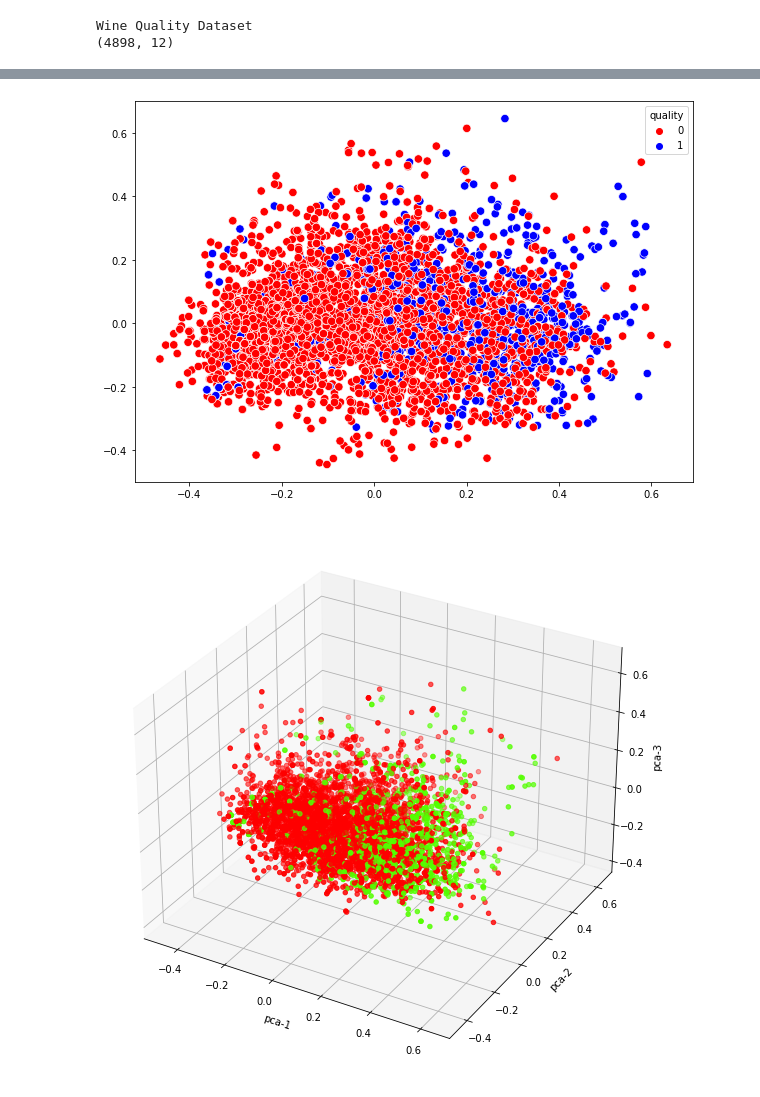
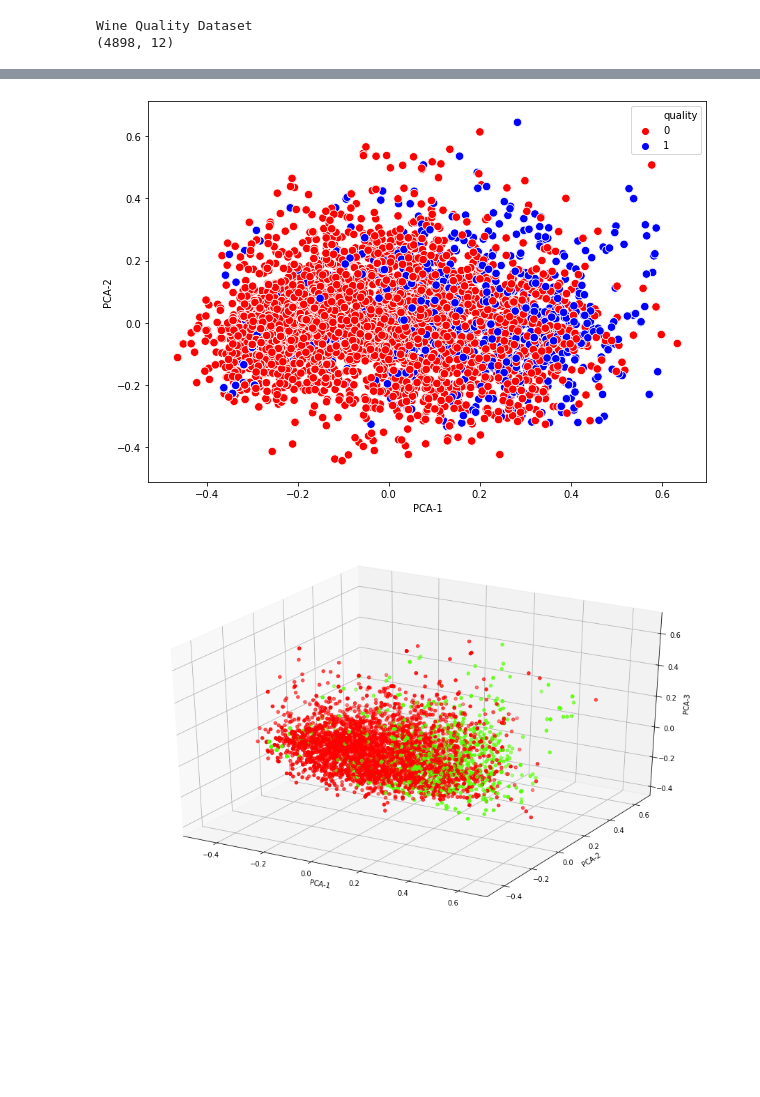
Before and after one commit to jbanigan/CS-7641, a Jupyter notebook: Unsupervised Learning/PCA.ipynb, the cells around one changed output, grey strips where cells are left out. Cells and saved outputs as stored; diff of their text form; code cells hidden in the pictures; blank space fills up the shorter version.

```diff
--- a/Unsupervised Learning/PCA.ipynb
+++ b/Unsupervised Learning/PCA.ipynb
@@ -31,6 +32,7 @@ if dataset_select == 0:
     df = wine
     X = wine.drop('quality',axis=1)
     y = wine['quality']
+    dataset='wine'
 elif dataset_select == 1:
     print('Cancer Dataset')
     cancer = pd.read_csv('data/cancer.csv')
@@ -40,17 +42,17 @@ elif dataset_select == 1:
     df = cancer
     X = cancer.drop(['id','class'],axis=1)
     y = cancer['class']
+    dataset='Cancer'
 else:
     raise Exception('dataset_select field must be 0 for wine , 1 for cancer')
 
-min_max_scaler = preprocessing.MinMaxScaler()
-X = min_max_scaler.fit_transform(X)
+X = MinMaxScaler().fit_transform(X)
 # %% [output]
 Wine Quality Dataset
 (4898, 12)
 # %%
-pca_7 = PCA(n_components=8, random_state=44)
+pca_7 = PCA(n_components=0.95, random_state=44)
 pca_7.fit(X)
 X_pca_7 = pca_7.transform(X)
-print(pca_7.explained_variance_ratio_ * 100)
-print(np.cumsum(pca_7.explained_variance_ratio_)*100)
+var = (np.cumsum(pca_7.explained_variance_ratio_)*100)
+comp = np.arange(1, pca_7.n_components_+1,1)
@@ -71,21 +69,25 @@ plt.show()
 plt.figure(figsize=(10,7))
 sns.scatterplot(x=X_pca_7[:, 0], y=X_pca_7[:,1], s = 70,
                 hue=y, palette=['red','blue'])
+plt.xlabel('PCA-1')
+plt.ylabel('PCA-2')
+plt.savefig('img/2d PCA clusters '+dataset+'.png')
 plt.show()
 # %% [output]
-[figure, old version]
+[figure, new version]
 # %%
 ax = plt.figure(figsize=(16,10)).gca(projection='3d')
 ax.scatter(
     xs=X_pca_7[:, 0],
     ys=X_pca_7[:, 1],
     zs=X_pca_7[:, 2],
     c=y,
     cmap='prism'
 )
-ax.set_xlabel('pca-1')
-ax.set_ylabel('pca-2')
-ax.set_zlabel('pca-3')
+ax.set_xlabel('PCA-1')
+ax.set_ylabel('PCA-2')
+ax.set_zlabel('PCA-3')
+plt.savefig('img/3d PCA clusters '+dataset+'.png')
 plt.show()
 # %% [output]
-[figure, old version]
+[figure, new version]
```
Also changed, not shown: parts of 12 cells of this notebook, 45 other files.
